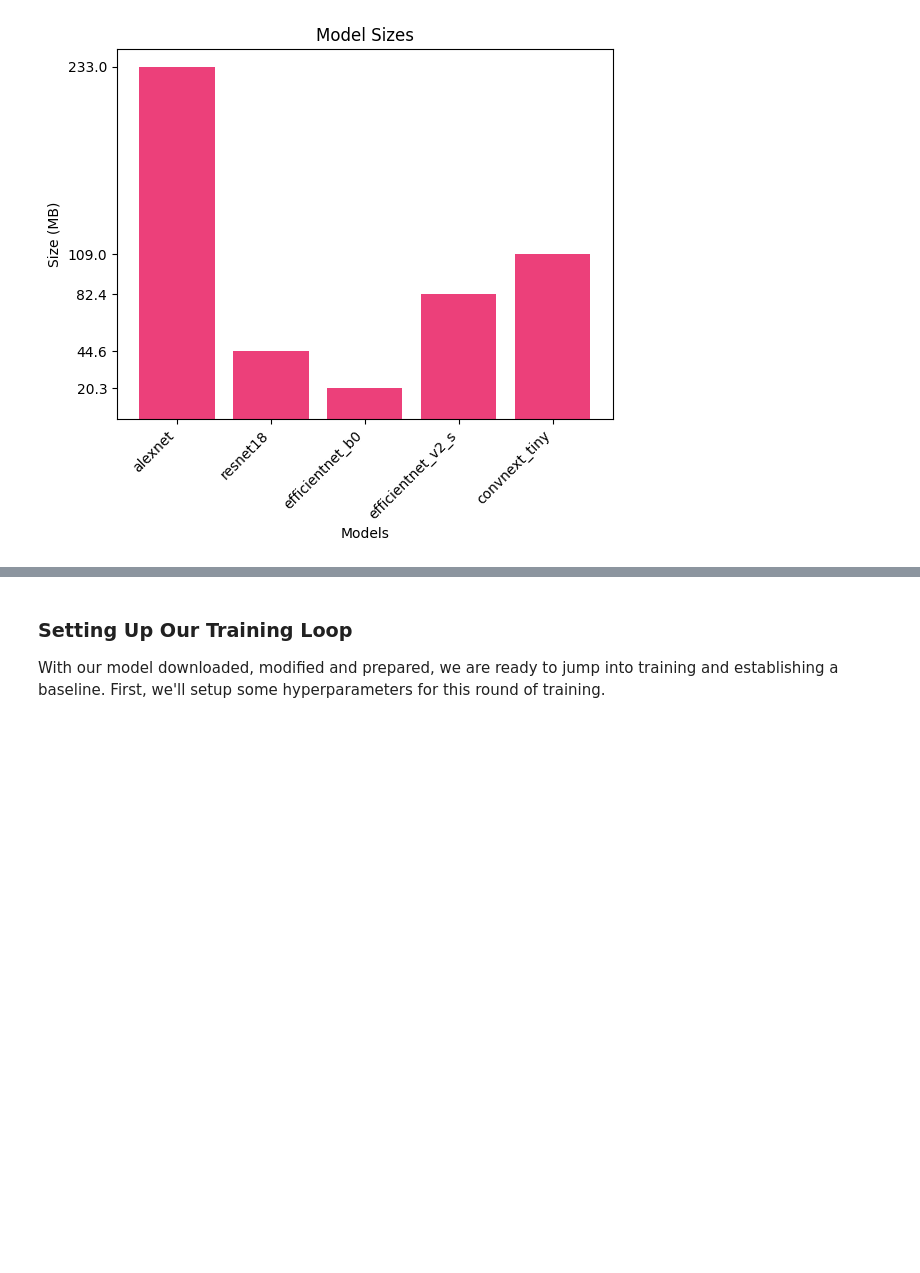
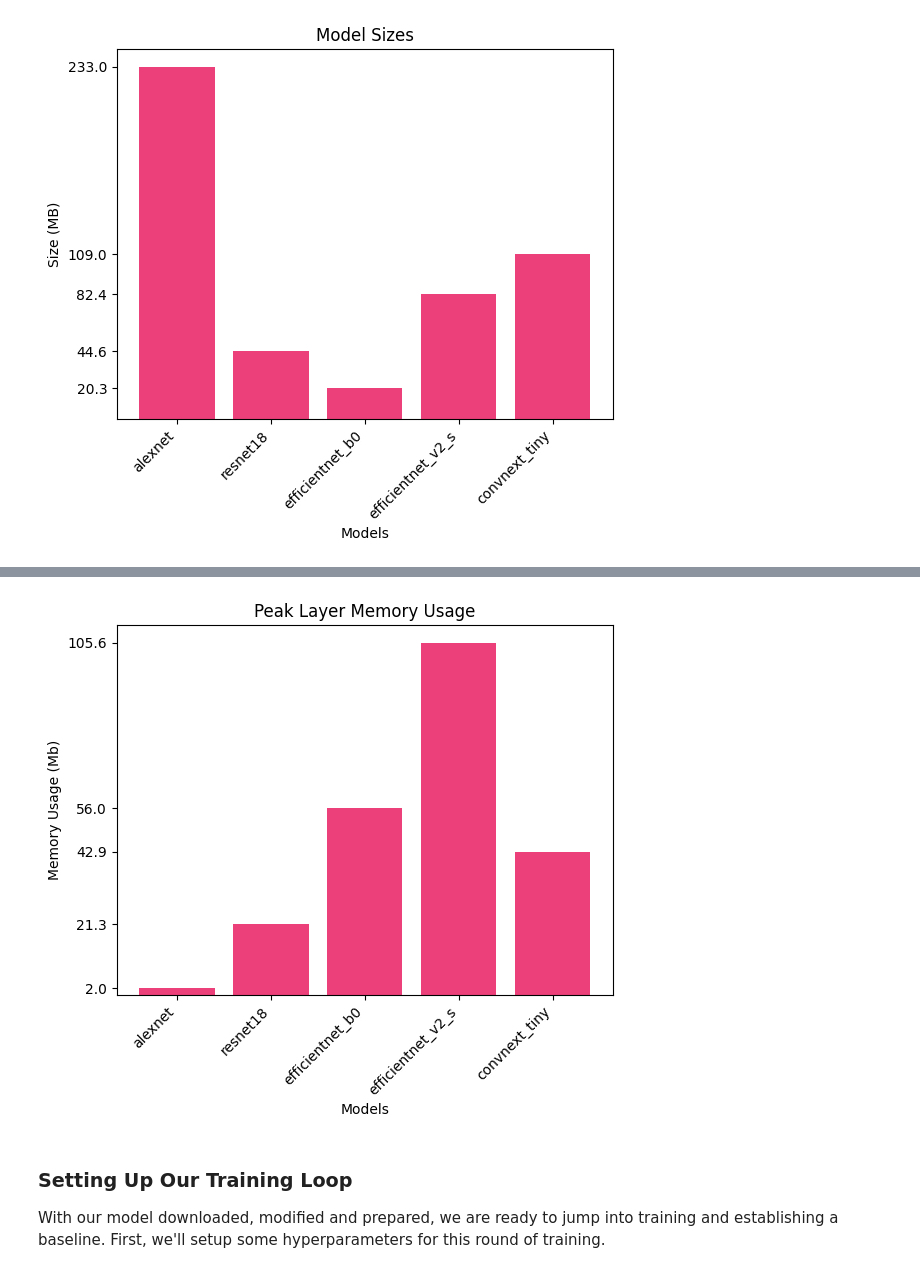
Before and after one commit to astroesteban/HiRISENet-Tiny, a Jupyter notebook: src/hirise.ipynb, the cells around one changed output, grey strips where cells are left out. Saved outputs shown, nothing was run; the diff lists cells and outputs as text; code cells hidden in the pictures; blank space fills up the shorter version.

```diff
--- a/src/hirise.ipynb
+++ b/src/hirise.ipynb
@@ -305,0 +343,4 @@ show_model_sizes(models)
+# %%
+plot_max_mem_usage(models)
+# %% [output]
+[figure, added]
```
Also changed, not shown: parts of 16 cells of this notebook, 4 other files.
